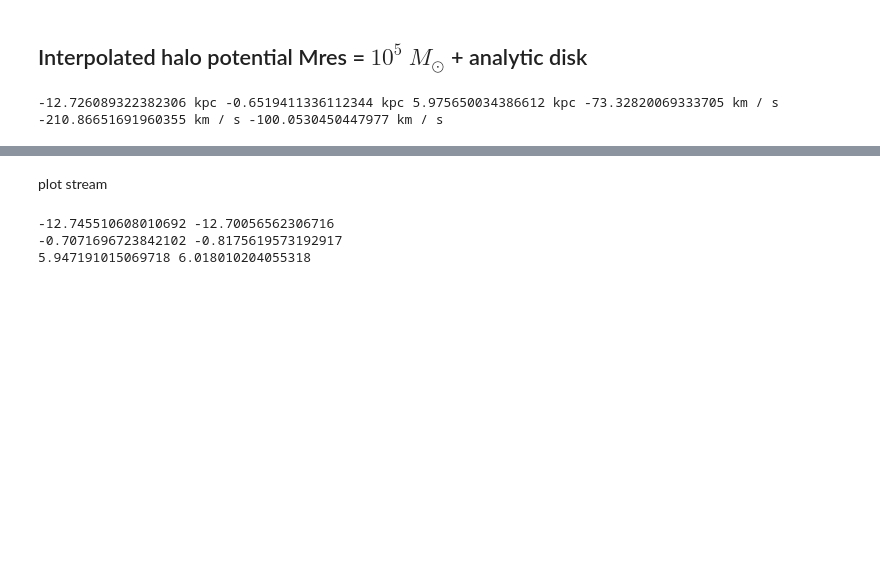
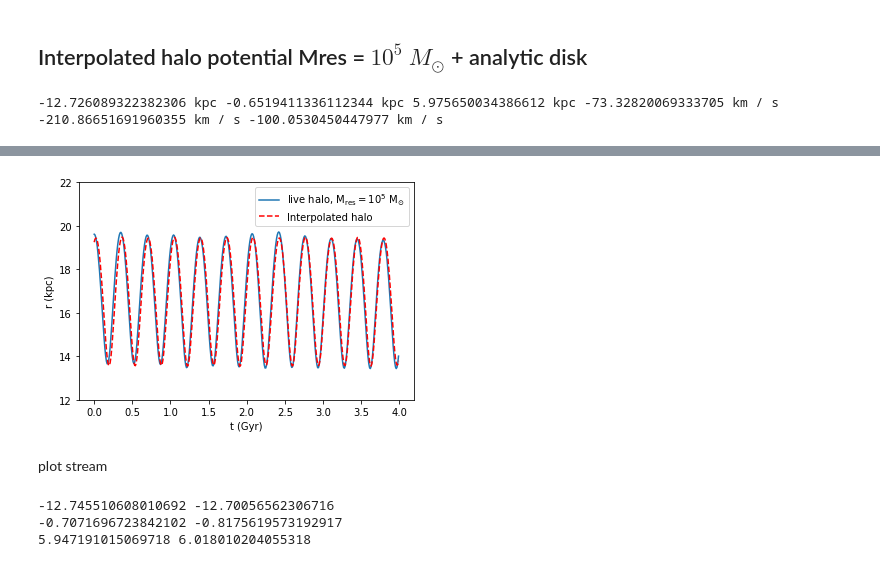
Before and after one commit to nbanik/EffectofNbodyMassResolutionOnStreamDensity, a Jupyter notebook: ExploreGlobularClusterStreaminNbody.ipynb, the cells around one changed output, grey strips where cells are left out. Saved outputs shown, nothing was run; the diff lists cells and outputs as text; code cells hidden in the pictures; blank space fills up the shorter version.

```diff
--- a/ExploreGlobularClusterStreaminNbody.ipynb
+++ b/ExploreGlobularClusterStreaminNbody.ipynb
@@ -789,7 +776,7 @@ for ii in range(400):
 plt.figure()
 #plt.title(r"W=7, Mres = $10^{5}$ M$_{\odot}$")
 plt.plot(tt,rc, label=r"live halo, M$_{\rm{res}} = 10^{5}$ M$_{\odot}$")
-plt.plot(tt_Interp,rc_Interp,c="r", label="Interpolated halo")
+plt.plot(tt_Interp,rc_Interp,c="r",label="Interpolated halo",ls="--")
 plt.ylabel("r (kpc)")
 plt.xlabel("t (Gyr)")
 plt.ylim(12,22)
@@ -802,3 +787,4 @@ plt.show()
+[figure, added]
 # %% [markdown]
 plot stream
 # %%
```
Also changed, not shown: parts of 27 cells of this notebook.
